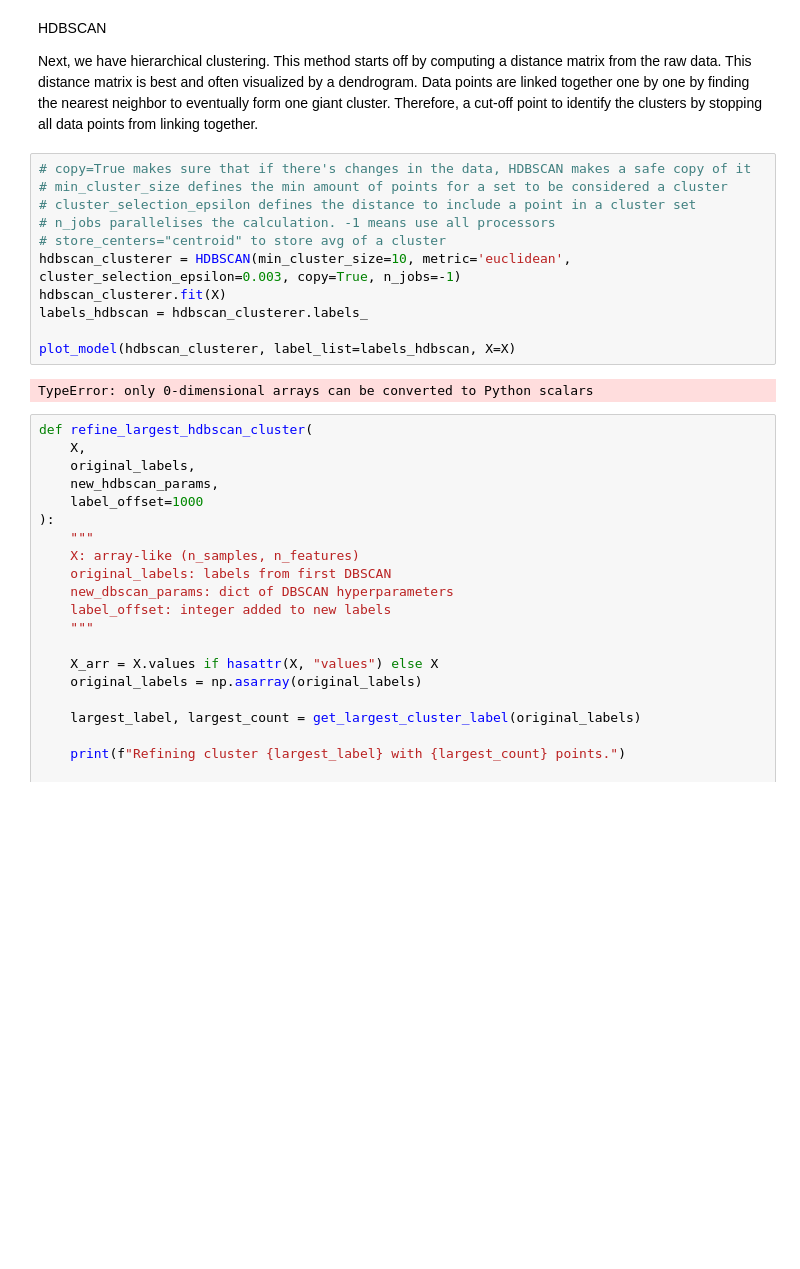
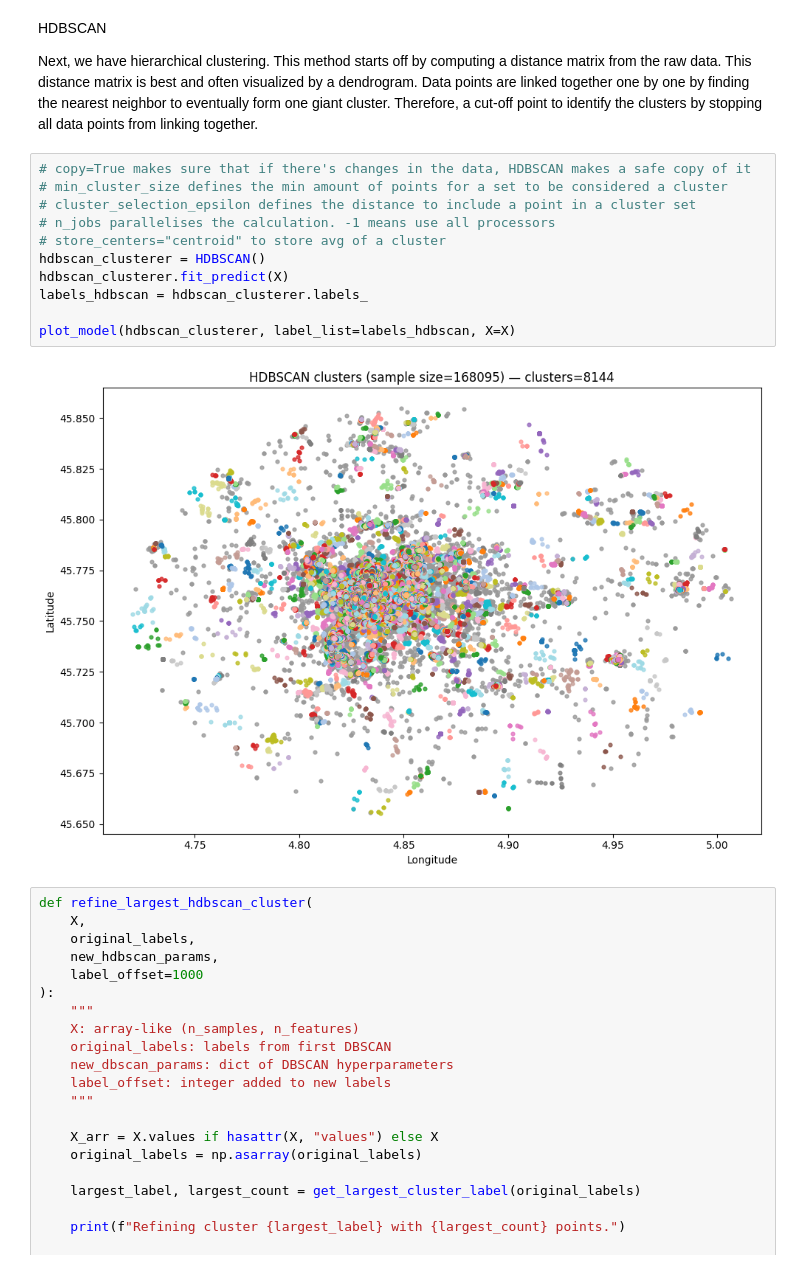
Before and after one commit to Jhouny/Flickr-Clustering, a Jupyter notebook: notebooks/clustering.ipynb, the cells around one changed output. Saved outputs shown, nothing was run; the diff lists cells and outputs as text; blank space fills up the shorter version.

```diff
--- a/notebooks/clustering.ipynb
+++ b/notebooks/clustering.ipynb
@@ -222,16 +232,16 @@ Next, we have hierarchical clustering. This method starts off by computing a dis
 # %%
 # copy=True makes sure that if there's changes in the data, HDBSCAN makes a safe copy of it
 # min_cluster_size defines the min amount of points for a set to be considered a cluster
 # cluster_selection_epsilon defines the distance to include a point in a cluster set
 # n_jobs parallelises the calculation. -1 means use all processors
 # store_centers="centroid" to store avg of a cluster
-hdbscan_clusterer = HDBSCAN(min_cluster_size=10, metric='euclidean', cluster_selection_epsilon=0.003, copy=True, n_jobs=-1)
-hdbscan_clusterer.fit(X)
+hdbscan_clusterer = HDBSCAN()
+hdbscan_clusterer.fit_predict(X)
 labels_hdbscan = hdbscan_clusterer.labels_
 
 plot_model(hdbscan_clusterer, label_list=labels_hdbscan, X=X)
 # %% [output]
-TypeError: only 0-dimensional arrays can be converted to Python scalars
+[figure, added]
 # %%
 def refine_largest_hdbscan_cluster(
     X,
```
Also changed, not shown: parts of 8 cells of this notebook, 2 other files.
